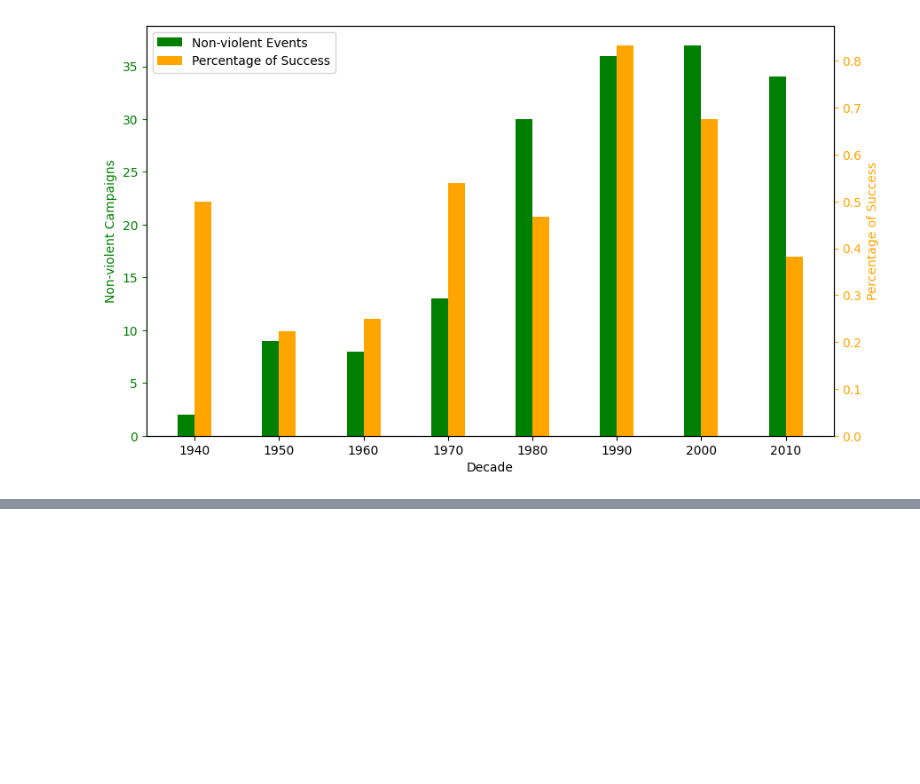
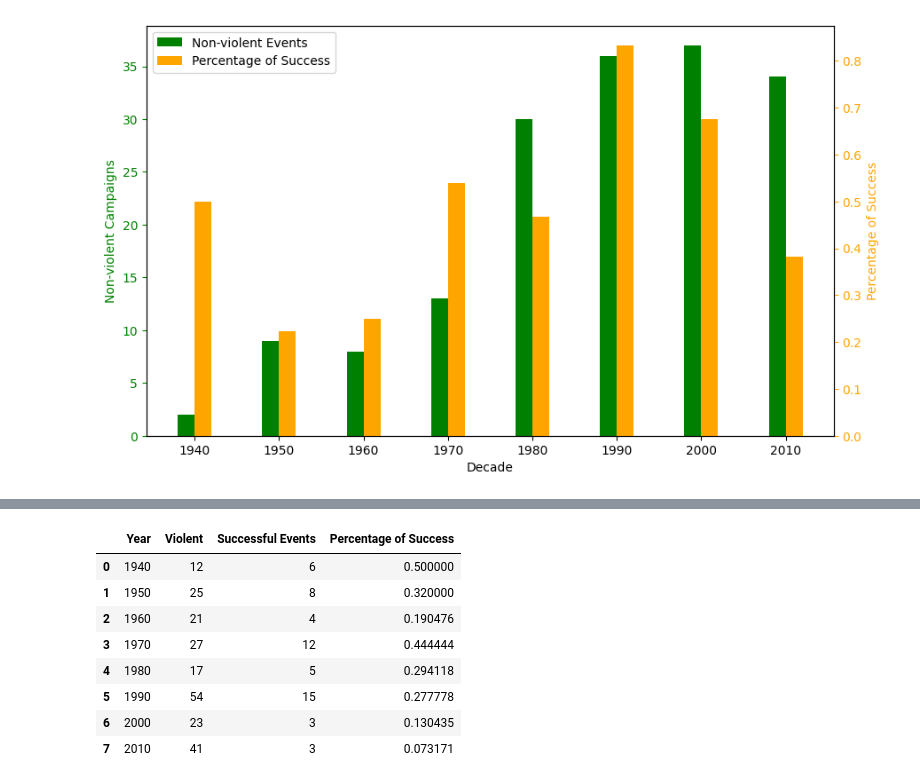
Before and after one commit to Mike-gag/WhyCivilResistanceWorks, a Jupyter notebook: WhyCivilResistanceWorks_gaganis_8200234.ipynb, the cells around one changed output, grey strips where cells are left out. Saved outputs shown, nothing was run; the diff lists cells and outputs as text; code cells hidden in the pictures; blank space fills up the shorter version.

```diff
--- a/WhyCivilResistanceWorks_gaganis_8200234.ipynb
+++ b/WhyCivilResistanceWorks_gaganis_8200234.ipynb
@@ -242,0 +264,13 @@ _ = plt.show()
+# %%
+violent_with_success['Percentage of Success'] = violent_with_success['Successful Events'] / violent_with_success['Violent']
+violent_with_success
+# %% [output]
+|  | Year | Violent | Successful Events | Percentage of Success |
+| 0 | 1940 | 12 | 6 | 0.500000 |
+| 1 | 1950 | 25 | 8 | 0.320000 |
+| 2 | 1960 | 21 | 4 | 0.190476 |
+| 3 | 1970 | 27 | 12 | 0.444444 |
+| 4 | 1980 | 17 | 5 | 0.294118 |
+| 5 | 1990 | 54 | 15 | 0.277778 |
+| 6 | 2000 | 23 | 3 | 0.130435 |
+| 7 | 2010 | 41 | 3 | 0.073171 |
```
Also changed, not shown: parts of 7 cells of this notebook.
